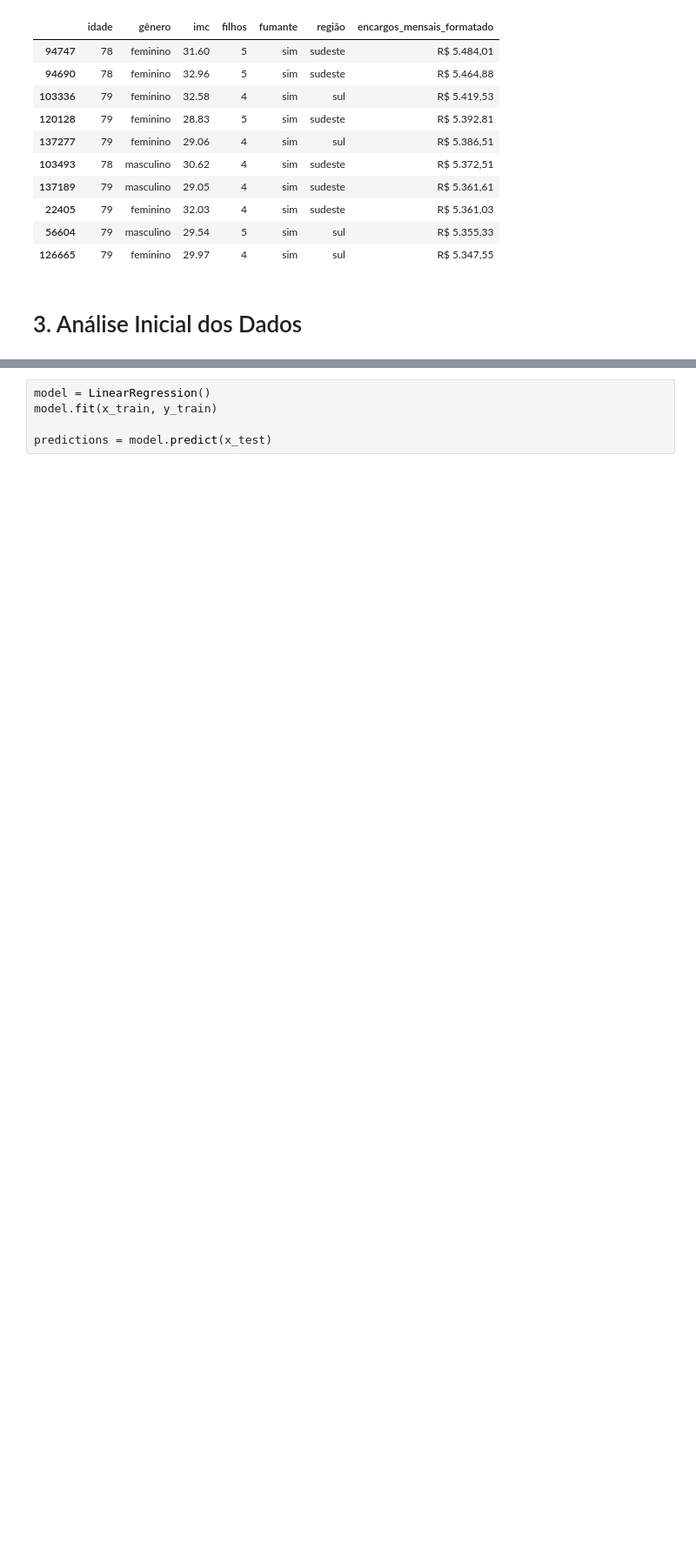
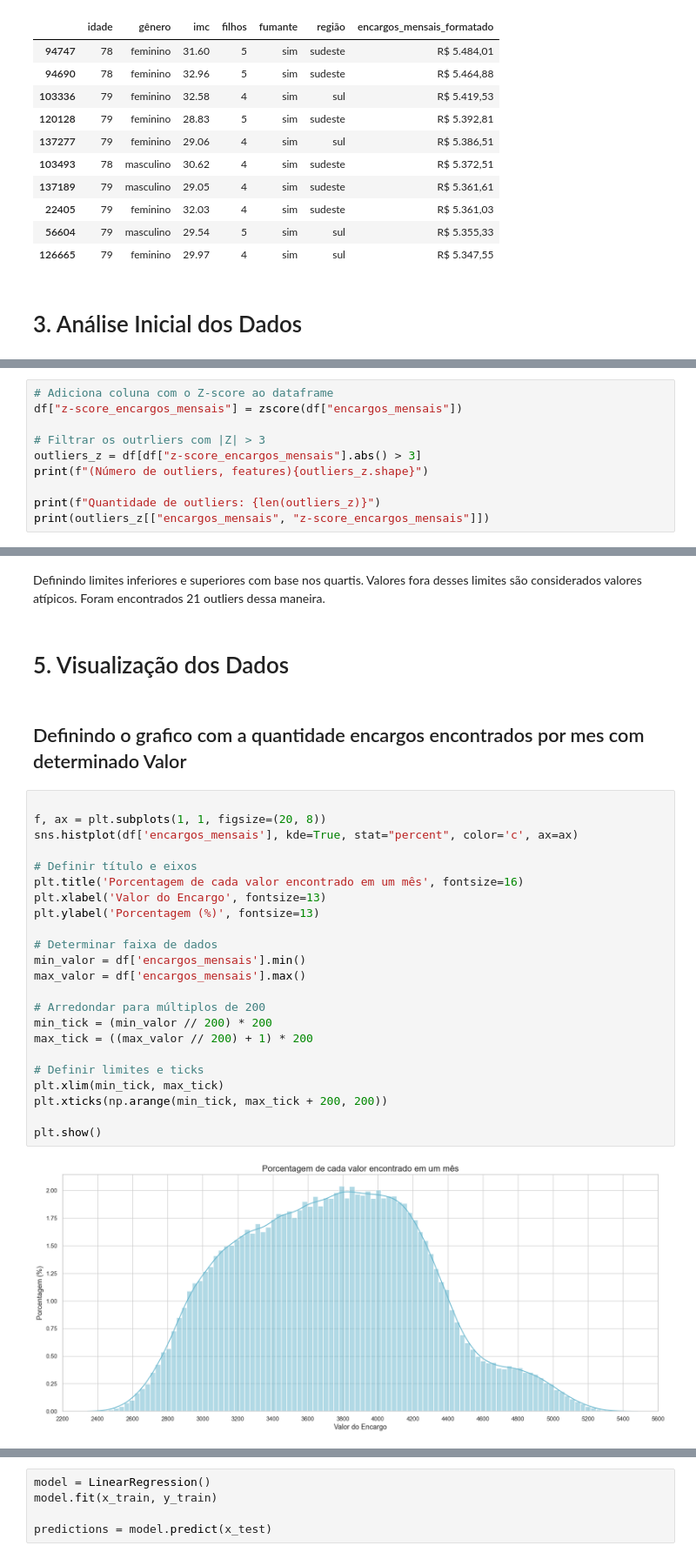
Before and after one commit to JoaoLuizDeveloper/TechChallengerPhase1, a Jupyter notebook: analise.ipynb, the cells around one changed output, grey strips where cells are left out. Shown at 87% size. Saved outputs shown, nothing was run; the diff lists cells and outputs as text; blank space fills up the shorter version.

```diff
--- a/analise.ipynb
+++ b/analise.ipynb
@@ -493,0 +152,10 @@ DecisionTreeRegressor: R² = -0.7617
+# %%
+# Adiciona coluna com o Z-score ao dataframe
+df["z-score_encargos_mensais"] = zscore(df["encargos_mensais"])
+
+# Filtrar os outrliers com |Z| > 3
+outliers_z = df[df["z-score_encargos_mensais"].abs() > 3]
+print(f"(Número de outliers, features){outliers_z.shape}")
+
+print(f"Quantidade de outliers: {len(outliers_z)}")
+print(outliers_z[["encargos_mensais", "z-score_encargos_mensais"]])
@@ -493,0 +197,31 @@ DecisionTreeRegressor: R² = -0.7617
+# %% [markdown]
+Definindo limites inferiores e superiores com base nos quartis. Valores fora desses limites são considerados valores atípicos. Foram encontrados 21 outliers dessa maneira.
+# %% [markdown]
+# 5. Visualização dos Dados
+# %% [markdown]
+## Definindo o grafico com a quantidade encargos encontrados por mes com determinado Valor
+# %%
+
+f, ax = plt.subplots(1, 1, figsize=(20, 8))
+sns.histplot(df['encargos_mensais'], kde=True, stat="percent", color='c', ax=ax)
+
+# Definir título e eixos
+plt.title('Porcentagem de cada valor encontrado em um mês', fontsize=16)
+plt.xlabel('Valor do Encargo', fontsize=13)
+plt.ylabel('Porcentagem (%)', fontsize=13)
+
+# Determinar faixa de dados
+min_valor = df['encargos_mensais'].min()
+max_valor = df['encargos_mensais'].max()
+
+# Arredondar para múltiplos de 200
+min_tick = (min_valor // 200) * 200
+max_tick = ((max_valor // 200) + 1) * 200
+
+# Definir limites e ticks
+plt.xlim(min_tick, max_tick)
+plt.xticks(np.arange(min_tick, max_tick + 200, 200))
+
+plt.show()
+# %% [output]
+[figure, added]
```
Also changed, not shown: parts of 91 cells of this notebook.
